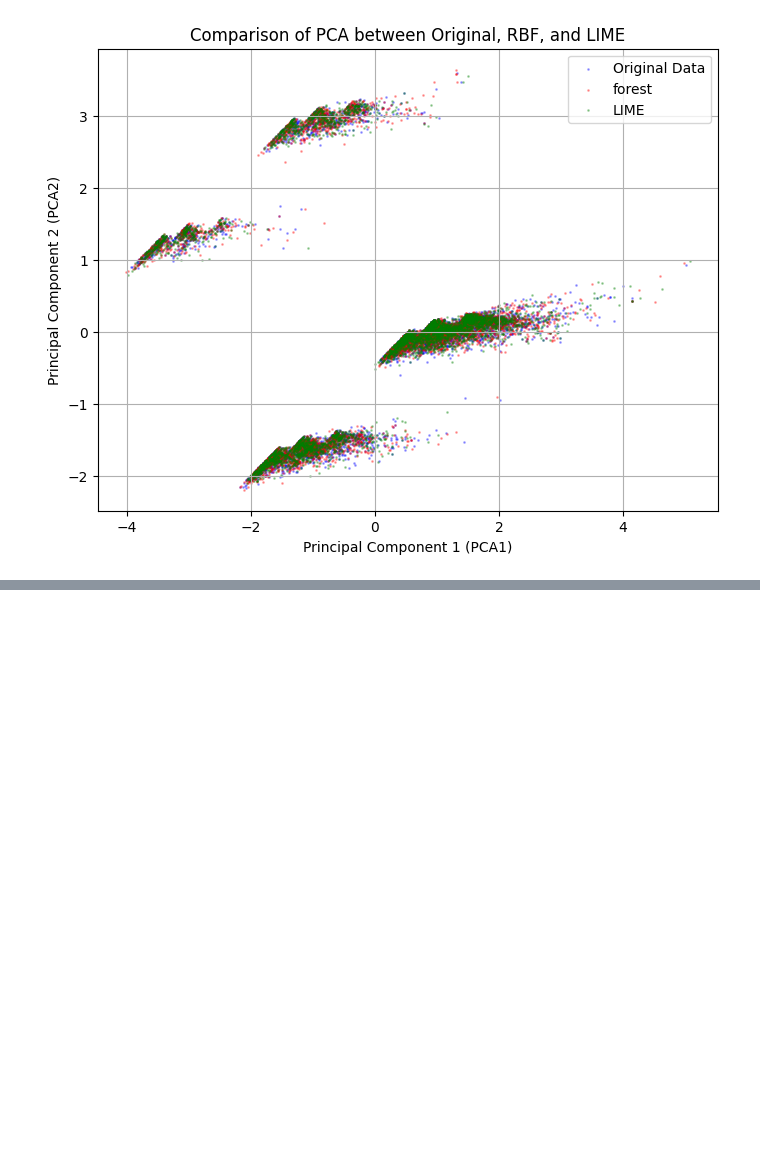
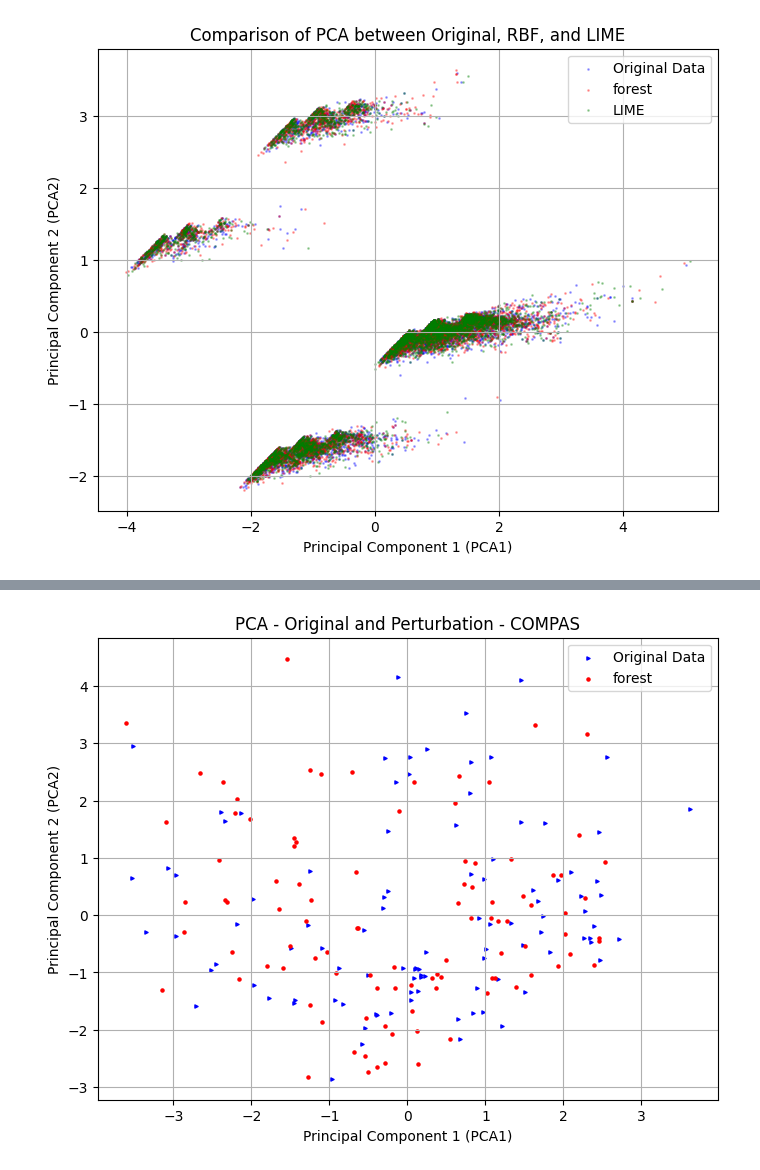
Before and after one commit to shreyan241/DSC-261-FINAL, a Jupyter notebook: Fooling-LIME-SHAP/visualizations.ipynb, the cells around one changed output, grey strips where cells are left out. Saved outputs shown, nothing was run; the diff lists cells and outputs as text; code cells hidden in the pictures; blank space fills up the shorter version.

Commit message:
final german shap results

```diff
--- a/Fooling-LIME-SHAP/visualizations.ipynb
+++ b/Fooling-LIME-SHAP/visualizations.ipynb
@@ -349,0 +425,46 @@ plt.show()
+# %%
+# Assuming 'sampler' is already set to "RBF"
+sampler = "forest"
+
+# Load the data
+df_original = pd.read_csv(r'C:\Users\shrey\Desktop\DSC 261\DSC-261-FINAL\Data\shap_german_RBF_train.csv')
+df_other = pd.read_csv(rf'C:\Users\shrey\Desktop\DSC 261\DSC-261-FINAL\Data\shap_german_adversarial_train_{sampler}.csv')
+
+# One-hot encode all categorical variables
+df_original = pd.get_dummies(df_original)
+df_original = df_original.sample(n=100, random_state=42)
+df_original = df_original.drop(columns=['response'])
+df_other = pd.get_dummies(df_other)
+
+# Assuming all dataframes have the same columns after one-hot encoding
+# If not, align the columns using `pd.align` or similar methods
+
+# Combine all the data
+X_combined = pd.concat([df_original, df_other])
+
+# Standardize the features
+X_std = StandardScaler().fit_transform(X_combined)
+
+# Perform PCA
+pca = PCA(n_components=2)
+principalComponents_combined = pca.fit_transform(X_std)
+
+# Slice the transformed data back into original, other, and lime datasets
+num_original = len(df_original)
+num_other = len(df_other)
+
+principalDf_original = pd.DataFrame(data=principalComponents_combined[:num_original], columns=['PCA1', 'PCA2'])
+principalDf_other = pd.DataFrame(data=principalComponents_combined[num_original:num_original+num_other], columns=['PCA1', 'PCA2'])
+
+# Plot PCA1 vs PCA2 for all datasets
+plt.figure(figsize=(8, 6))
+plt.scatter(principalDf_original['PCA1'], principalDf_original['PCA2'], color='blue', marker='>', s=5, label='Original Data')
+plt.scatter(principalDf_other['PCA1'], principalDf_other['PCA2'], s=5,color='red', label=f'{sampler}')
+plt.xlabel('Principal Component 1 (PCA1)')
+plt.ylabel('Principal Component 2 (PCA2)')
+plt.title('PCA - Original and Perturbation - COMPAS')
+plt.legend()
+plt.grid(True)
+plt.show()
+# %% [output]
+[figure, added]
```
Also changed, not shown: parts of 14 cells of this notebook, 32 other files.
